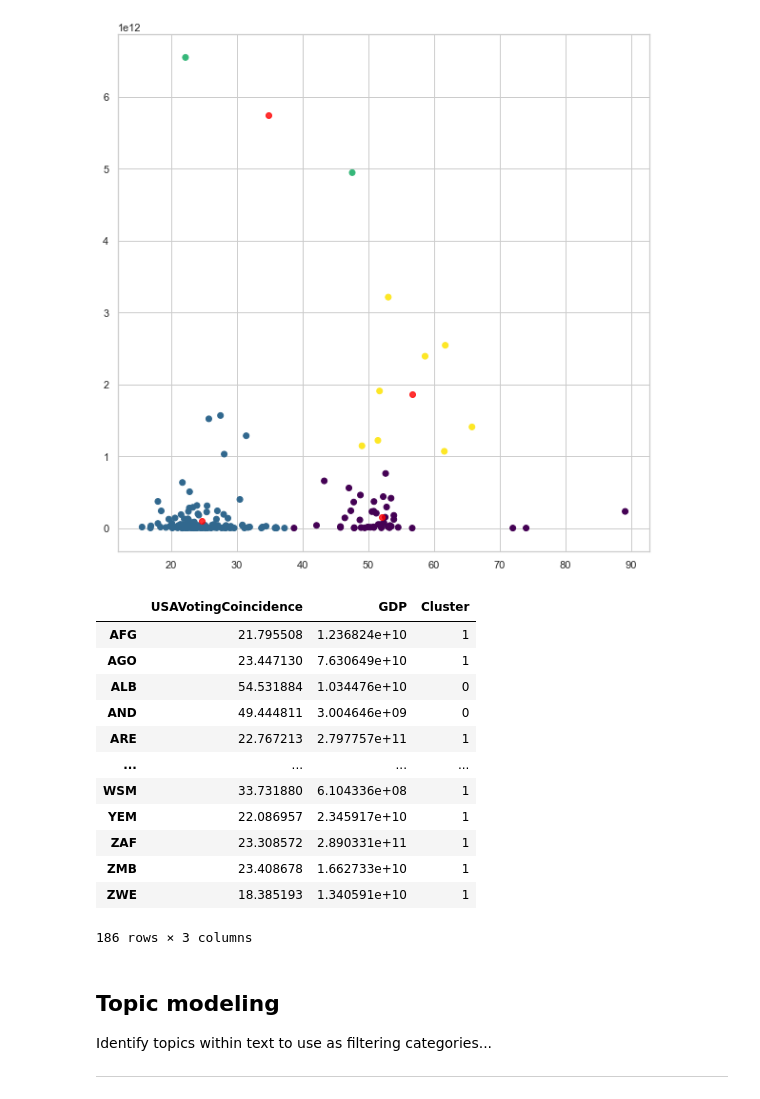
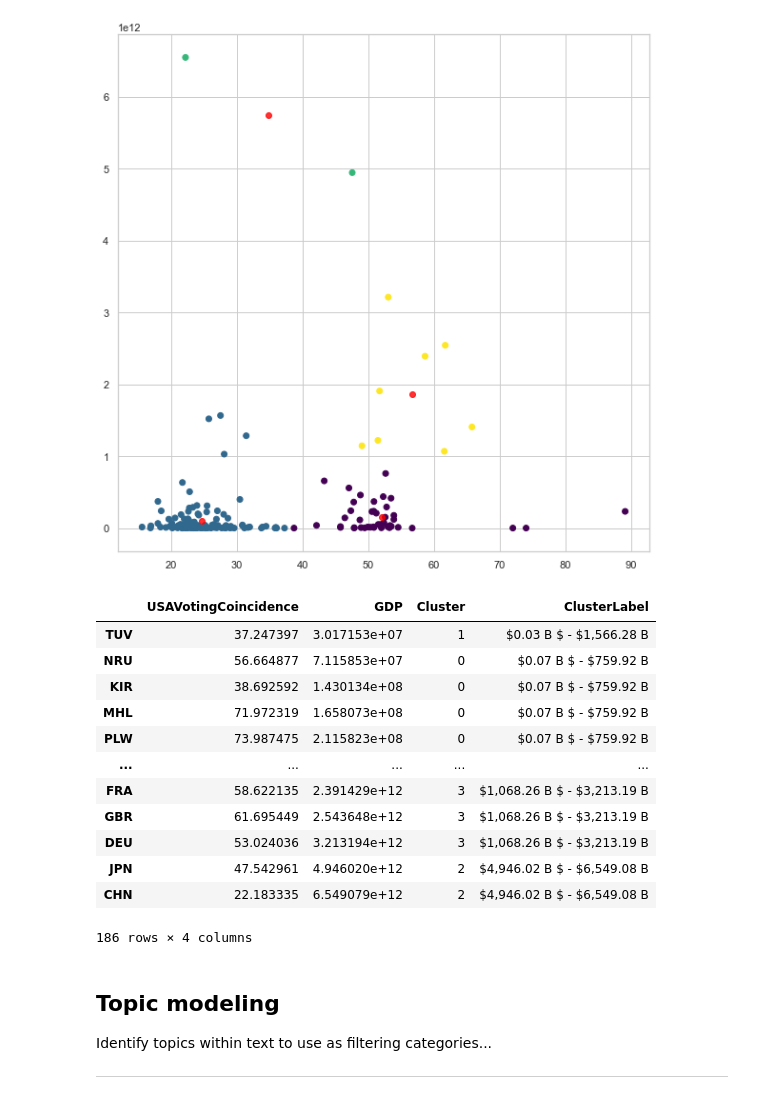
Before and after one commit to KingJohn1024/united-nations-general-assembly-voting, a Jupyter notebook: UN GA Voting Analysis.ipynb, the cells around one changed output. Drawn from its saved outputs; the diff is of its cells as text; code cells hidden in the pictures.

Commit message:
Adding ClusterLabel derived from cluter GDP range in billions back

```diff
--- a/UN GA Voting Analysis.ipynb
+++ b/UN GA Voting Analysis.ipynb
@@ -698,23 +698,25 @@ plt.scatter(x=centroids[:,0], y=centroids[:,1], color='red', alpha=.8)
 # %%
 # Add the cluster labels to the original frame and save to csv format for geographical analysis in Tableau
 cdf['Cluster'] = labels
+cdf['ClusterLabel']  = cdf.groupby('Cluster')['GDP'].transform(
+    lambda x: f"${x.div(1e9).min():,.2f} B $  - ${x.div(1e9).max():,.2f} B")
 cdf.reset_index().rename(columns={'index': 'CountryCode'}).to_csv('./CountryClusters.csv')
 # %%
-cdf
+cdf.sort_values('GDP')
 # %% [output]
-|  | USAVotingCoincidence | GDP | Cluster |
-| AFG | 21.795508 | 1.236824e+10 | 1 |
-| AGO | 23.447130 | 7.630649e+10 | 1 |
-| ALB | 54.531884 | 1.034476e+10 | 0 |
-| AND | 49.444811 | 3.004646e+09 | 0 |
-| ARE | 22.767213 | 2.797757e+11 | 1 |
-| ... | ... | ... | ... |
-| WSM | 33.731880 | 6.104336e+08 | 1 |
-| YEM | 22.086957 | 2.345917e+10 | 1 |
-| ZAF | 23.308572 | 2.890331e+11 | 1 |
-| ZMB | 23.408678 | 1.662733e+10 | 1 |
-| ZWE | 18.385193 | 1.340591e+10 | 1 |
+|  | USAVotingCoincidence | GDP | Cluster | ClusterLabel |
+| TUV | 37.247397 | 3.017153e+07 | 1 | $0.03 B $ - $1,566.28 B |
+| NRU | 56.664877 | 7.115853e+07 | 0 | $0.07 B $ - $759.92 B |
+| KIR | 38.692592 | 1.430134e+08 | 0 | $0.07 B $ - $759.92 B |
+| MHL | 71.972319 | 1.658073e+08 | 0 | $0.07 B $ - $759.92 B |
+| PLW | 73.987475 | 2.115823e+08 | 0 | $0.07 B $ - $759.92 B |
+| ... | ... | ... | ... | ... |
+| FRA | 58.622135 | 2.391429e+12 | 3 | $1,068.26 B $ - $3,213.19 B |
+| GBR | 61.695449 | 2.543648e+12 | 3 | $1,068.26 B $ - $3,213.19 B |
+| DEU | 53.024036 | 3.213194e+12 | 3 | $1,068.26 B $ - $3,213.19 B |
+| JPN | 47.542961 | 4.946020e+12 | 2 | $4,946.02 B $ - $6,549.08 B |
+| CHN | 22.183335 | 6.549079e+12 | 2 | $4,946.02 B $ - $6,549.08 B |
-186 rows × 3 columns
+186 rows × 4 columns
 # %% [markdown]
 <h2>Topic modeling</h2>
 <p>Identify topics within text to use as filtering categories...</p>
```
Also changed, not shown: parts of 6 cells of this notebook, 2 other files.
